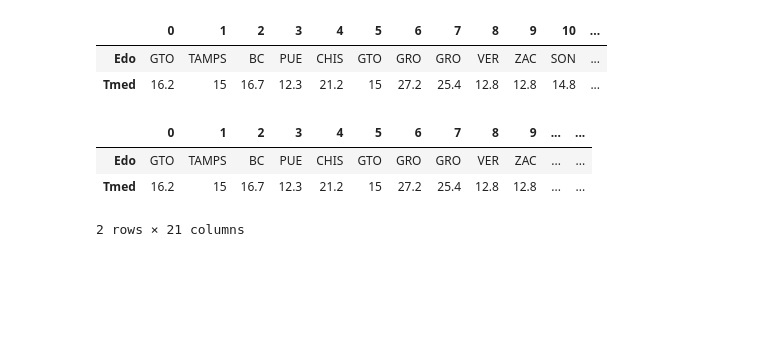
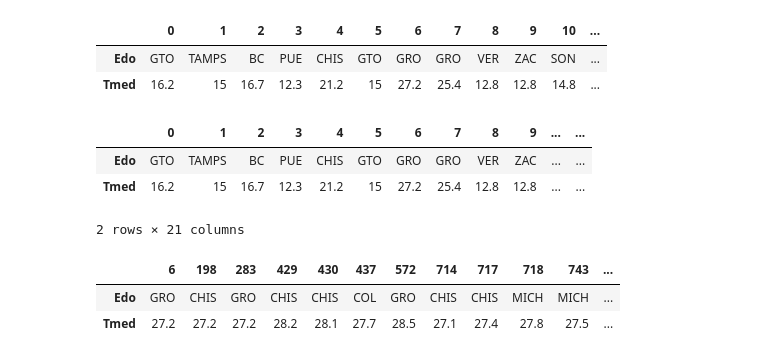
Before and after one commit to DCIDA2019/da2019-Oscar2401, a Jupyter notebook: Semana2/Tareas/Tarea_1.ipynb, the cells around one changed output. Saved outputs shown, nothing was run; the diff lists cells and outputs as text; code cells hidden in the pictures; blank space fills up the shorter version.

```diff
--- a/Semana2/Tareas/Tarea_1.ipynb
+++ b/Semana2/Tareas/Tarea_1.ipynb
@@ -373,3 +418,9 @@ Media_2018.T.loc['Edo':'Tmed':2,:20]
 | Edo | GTO | TAMPS | BC | PUE | CHIS | GTO | GRO | GRO | VER | ZAC | ... | ... |
 | Tmed | 16.2 | 15 | 16.7 | 12.3 | 21.2 | 15 | 27.2 | 25.4 | 12.8 | 12.8 | ... | ... |
 2 rows × 21 columns
+# %%
+Media_2018.loc[Media_2018.Tmed>27., ['Edo','Tmed']].T #Temperatura media mayor a 27 de los Estados en 2018
+# %% [output]
+|  | 6 | 198 | 283 | 429 | 430 | 437 | 572 | 714 | 717 | 718 | 743 | ... |
+| Edo | GRO | CHIS | GRO | CHIS | CHIS | COL | GRO | CHIS | CHIS | MICH | MICH | ... |
+| Tmed | 27.2 | 27.2 | 27.2 | 28.2 | 28.1 | 27.7 | 28.5 | 27.1 | 27.4 | 27.8 | 27.5 | ... |
```
Also changed, not shown: parts of 50 cells of this notebook.
